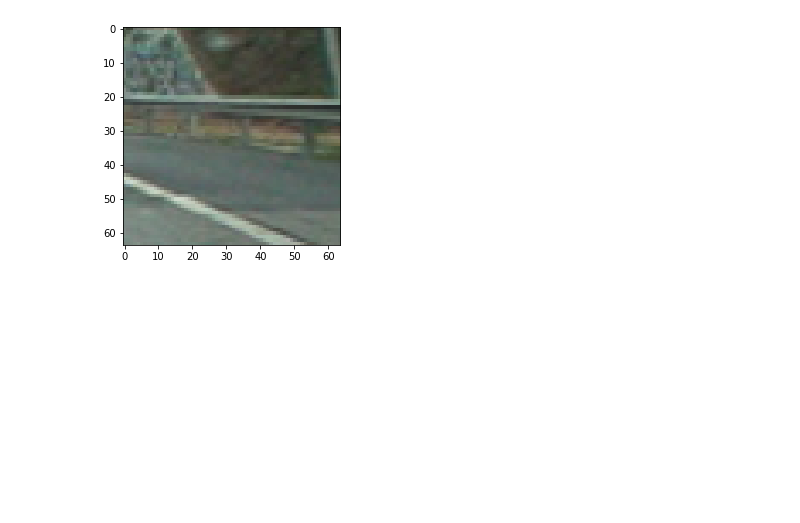
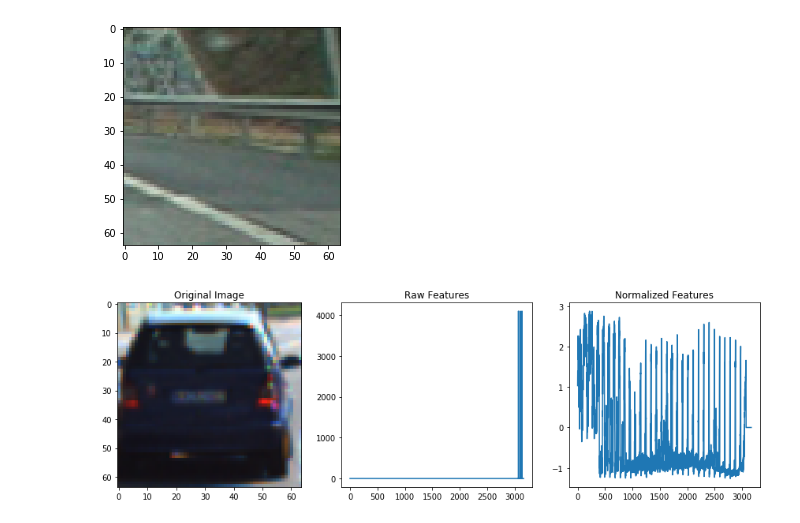
Before and after one commit to sandeeppaulraj/CarND-Vehicle-Detection, a Jupyter notebook: P5_vehicle_detection.ipynb, the cells around one changed output. Cells and saved outputs as stored; diff of their text form; code cells hidden in the pictures; blank space fills up the shorter version.

Commit message:
combine and normalize features

```diff
--- a/P5_vehicle_detection.ipynb
+++ b/P5_vehicle_detection.ipynb
@@ -96,0 +144,30 @@ for i in range(number_of_non_vehicle_images):
+# %%
+car_features = extract_features(vehicles, cspace='RGB', spatial_size=(32, 32),
+                        hist_bins=32, hist_range=(0, 256))
+notcar_features = extract_features(non_vehicles, cspace='RGB', spatial_size=(32, 32),
+                        hist_bins=32, hist_range=(0, 256))
+
+if len(car_features) > 0:
+    # Create an array stack of feature vectors
+    X = np.vstack((car_features, notcar_features)).astype(np.float64)
+    # Fit a per-column scaler
+    X_scaler = StandardScaler().fit(X)
+    # Apply the scaler to X
+    scaled_X = X_scaler.transform(X)
+    car_ind = np.random.randint(0, len(vehicles))
+    # Plot an example of raw and scaled features
+    fig = plt.figure(figsize=(12,4))
+    plt.subplot(131)
+    plt.imshow((vehicles[car_ind]))
+    plt.title('Original Image')
+    plt.subplot(132)
+    plt.plot(X[car_ind])
+    plt.title('Raw Features')
+    plt.subplot(133)
+    plt.plot(scaled_X[car_ind])
+    plt.title('Normalized Features')
+    fig.tight_layout()
+else:
+    print('Your function only returns empty feature vectors...')
+# %% [output]
+[figure, added]
```
Also changed, not shown: parts of 1 cell of this notebook.
